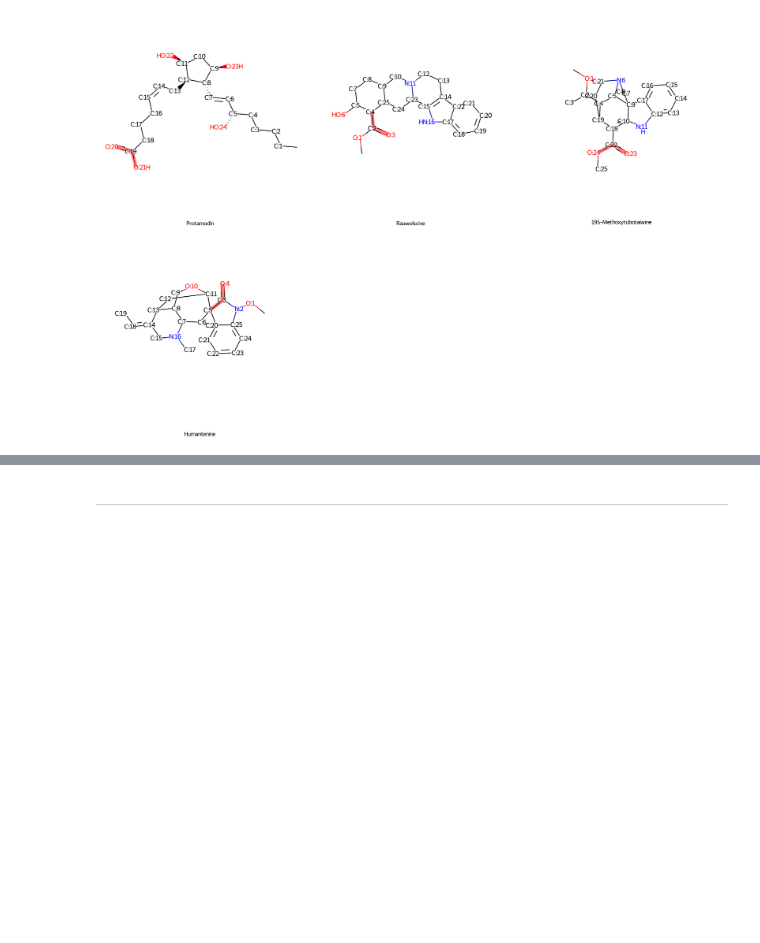
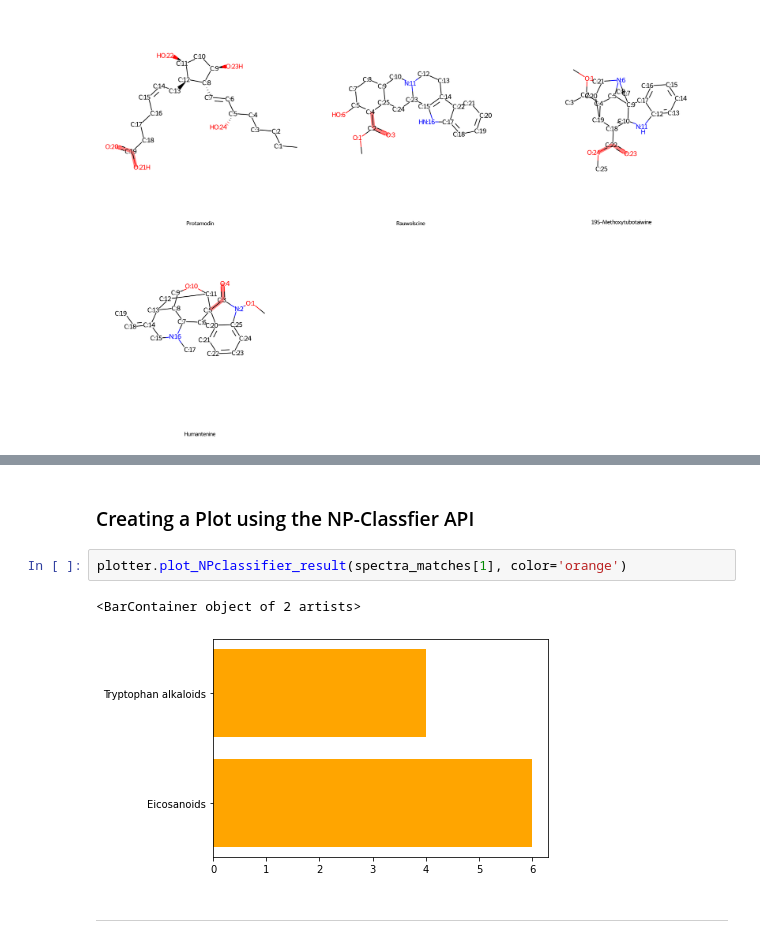
Before and after one commit to omigami/omigami, a Jupyter notebook: notebooks/spec2vec/tutorial.ipynb, the cells around one changed output, grey strips where cells are left out. Drawn from its saved outputs; the diff is of its cells as text; blank space fills up the shorter version.

```diff
--- a/notebooks/spec2vec/tutorial.ipynb
+++ b/notebooks/spec2vec/tutorial.ipynb
@@ -110,2 +117,9 @@ plotter.plot_molecule_structure_grid(spectra_matches[1], draw_indices=True, mole
+# %% [markdown]
+### Creating a Plot using the NP-Classfier API
+# %%
+plotter.plot_NPclassifier_result(spectra_matches[1], color='orange')
+# %% [output]
+<BarContainer object of 2 artists>
+[figure, added]
 # %% [markdown]
 ____
```
Also changed, not shown: parts of 2 cells of this notebook, 6 other files.
